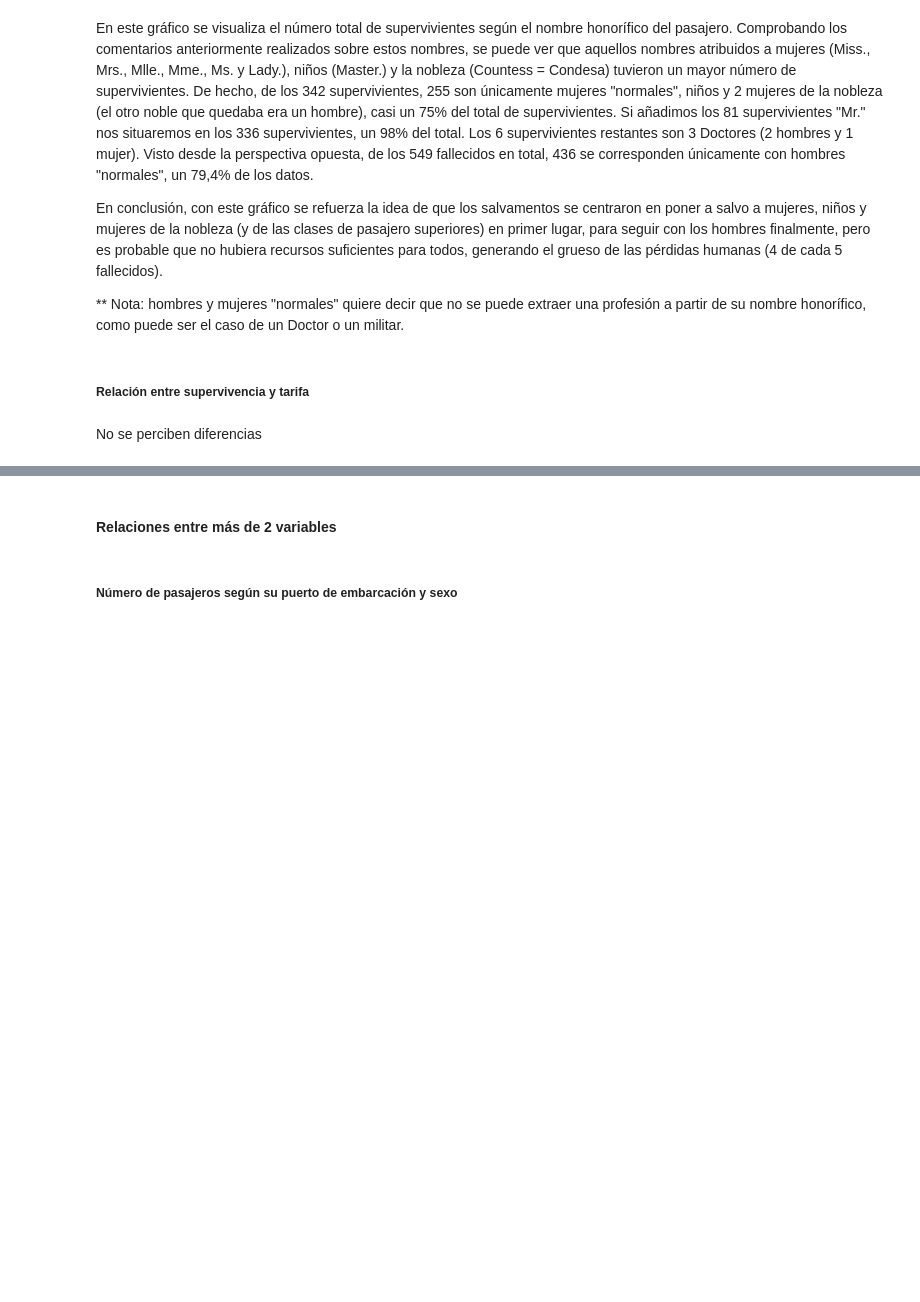
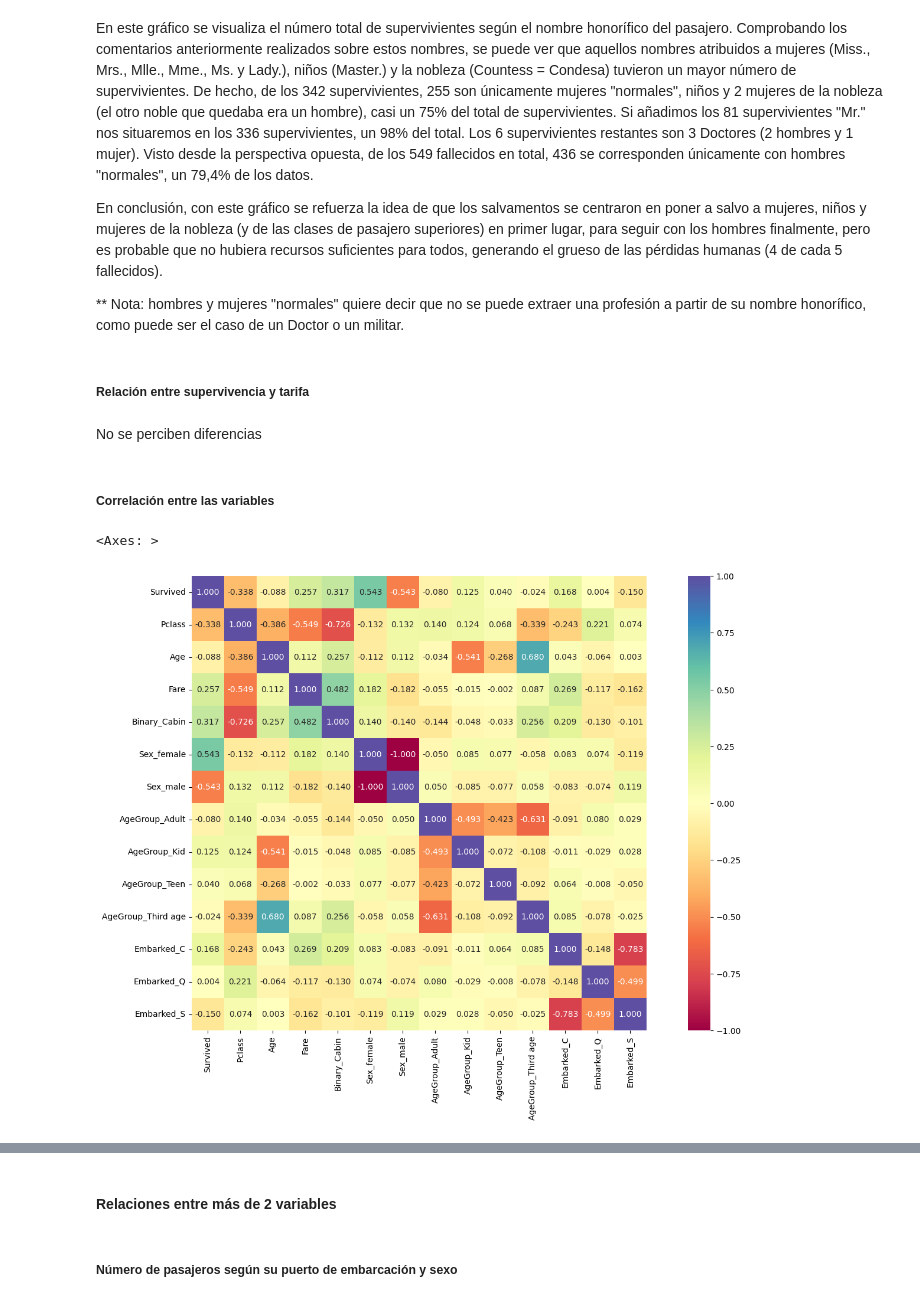
Before and after one commit to JuanPedroMarquez/Proyecto-Final-1_Titanic, a Jupyter notebook: Proyecto 1. Titanic/Ejercicio 3. Proyecto Titanic.ipynb, the cells around one changed output, grey strips where cells are left out. Cells and saved outputs as stored; diff of their text form; code cells hidden in the pictures; blank space fills up the shorter version.

```diff
--- a/Proyecto 1. Titanic/Ejercicio 3. Proyecto Titanic.ipynb
+++ b/Proyecto 1. Titanic/Ejercicio 3. Proyecto Titanic.ipynb
@@ -1124,3 +1152,15 @@ fig7 = px.scatter(df3, x="Euro_Fare", y="Survived", template = "plotly_dark", si
 fig7.update_yaxes(tickvals=[0, 1], ticktext=["No sobrevivió", "Sobrevivió"])
 # %% [markdown]
 No se perciben diferencias
+# %% [markdown]
+##### Correlación entre las variables
+# %%
+df4=df3.copy()
+df4.drop(columns=["Honorific_Name","Euro_Fare"], inplace=True)
+df_encoded = pd.get_dummies(df4, columns=['Sex', 'AgeGroup',"Embarked"])
+corr = df_encoded.corr()
+plt.figure(figsize=(18, 10))
+sns.heatmap(corr, annot=True, cmap='Spectral', fmt=".3f", cbar=True, square=True)
+# %% [output]
+<Axes: >
+[figure, added]
```
Also changed, not shown: parts of 12 cells of this notebook, 5 other files.
